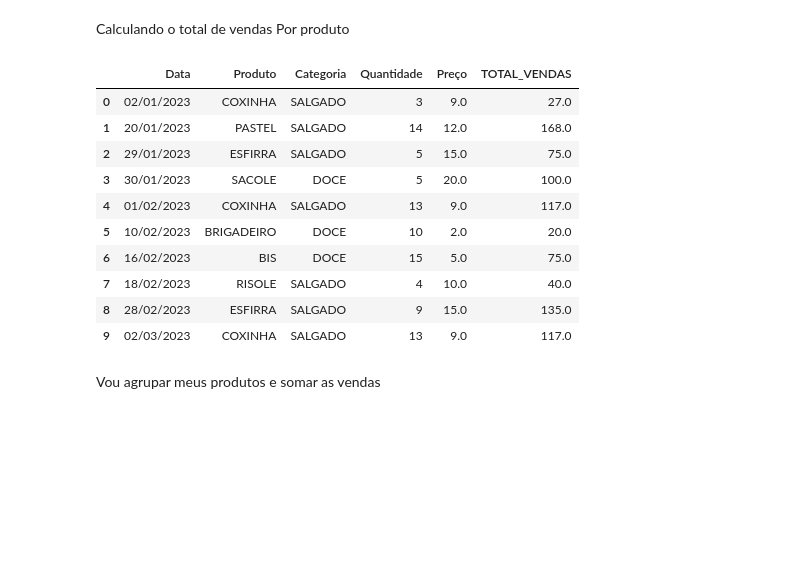
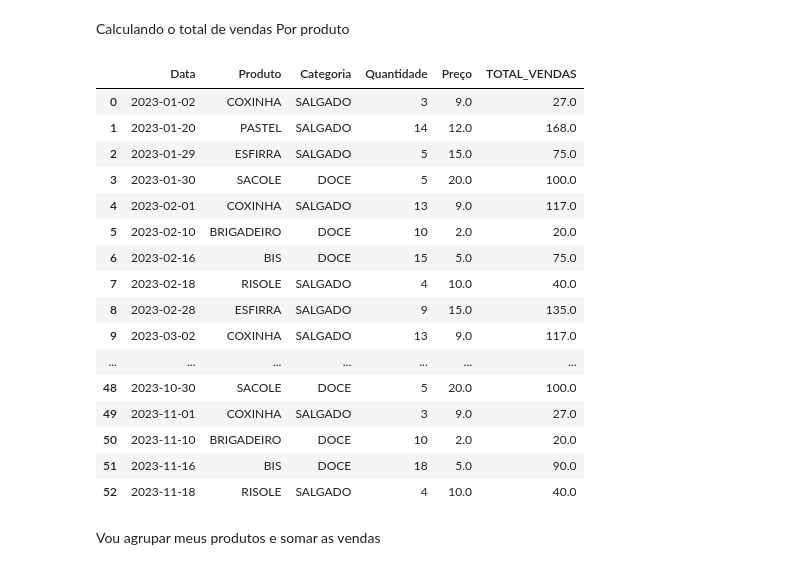
Before and after one commit to cibelemoraes/Teste_Analytics_cibelemoraes, a Jupyter notebook: Teste_Analytics.ipynb, the cells around one changed output. Saved outputs shown, nothing was run; the diff lists cells and outputs as text; code cells hidden in the pictures; blank space fills up the shorter version.

```diff
--- a/Teste_Analytics.ipynb
+++ b/Teste_Analytics.ipynb
@@ -104,6 +106,8 @@ df = df.dropna() #excluindo linhas com valores faltantes nan ou none
 df["Quantidade"] = df["Quantidade"].astype(int) #transformando a coluna quantidade em inteiro
 # %%
 df["Preço"] = df["Preço"].astype(float) #transformando a coluna preço em float
+# %%
+df["Data"] = pd.to_datetime(df["Data"], format='%d/%m/%Y') #convertendo a minha coluna data para datetime
 # %% [markdown]
 Salvando meu dados modificados em csv
 # %%
@@ -113,19 +117,25 @@ Calculando o total de vendas Por produto
 # %%
 df["TOTAL_VENDAS"] = df["Quantidade"] * df["Preço"]
 # %%
-df.head(10) #vizualizando o meu data frame
+df.head(50) #vizualizando o meu data frame
 # %% [output]
 |  | Data | Produto | Categoria | Quantidade | Preço | TOTAL_VENDAS |
-| 0 | 02/01/2023 | COXINHA | SALGADO | 3 | 9.0 | 27.0 |
-| 1 | 20/01/2023 | PASTEL | SALGADO | 14 | 12.0 | 168.0 |
-| 2 | 29/01/2023 | ESFIRRA | SALGADO | 5 | 15.0 | 75.0 |
-| 3 | 30/01/2023 | SACOLE | DOCE | 5 | 20.0 | 100.0 |
-| 4 | 01/02/2023 | COXINHA | SALGADO | 13 | 9.0 | 117.0 |
-| 5 | 10/02/2023 | BRIGADEIRO | DOCE | 10 | 2.0 | 20.0 |
-| 6 | 16/02/2023 | BIS | DOCE | 15 | 5.0 | 75.0 |
-| 7 | 18/02/2023 | RISOLE | SALGADO | 4 | 10.0 | 40.0 |
-| 8 | 28/02/2023 | ESFIRRA | SALGADO | 9 | 15.0 | 135.0 |
-| 9 | 02/03/2023 | COXINHA | SALGADO | 13 | 9.0 | 117.0 |
+| 0 | 2023-01-02 | COXINHA | SALGADO | 3 | 9.0 | 27.0 |
+| 1 | 2023-01-20 | PASTEL | SALGADO | 14 | 12.0 | 168.0 |
+| 2 | 2023-01-29 | ESFIRRA | SALGADO | 5 | 15.0 | 75.0 |
+| 3 | 2023-01-30 | SACOLE | DOCE | 5 | 20.0 | 100.0 |
+| 4 | 2023-02-01 | COXINHA | SALGADO | 13 | 9.0 | 117.0 |
+| 5 | 2023-02-10 | BRIGADEIRO | DOCE | 10 | 2.0 | 20.0 |
+| 6 | 2023-02-16 | BIS | DOCE | 15 | 5.0 | 75.0 |
+| 7 | 2023-02-18 | RISOLE | SALGADO | 4 | 10.0 | 40.0 |
+| 8 | 2023-02-28 | ESFIRRA | SALGADO | 9 | 15.0 | 135.0 |
+| 9 | 2023-03-02 | COXINHA | SALGADO | 13 | 9.0 | 117.0 |
+| ... | ... | ... | ... | ... | ... | ... |
+| 48 | 2023-10-30 | SACOLE | DOCE | 5 | 20.0 | 100.0 |
+| 49 | 2023-11-01 | COXINHA | SALGADO | 3 | 9.0 | 27.0 |
+| 50 | 2023-11-10 | BRIGADEIRO | DOCE | 10 | 2.0 | 20.0 |
+| 51 | 2023-11-16 | BIS | DOCE | 18 | 5.0 | 90.0 |
+| 52 | 2023-11-18 | RISOLE | SALGADO | 4 | 10.0 | 40.0 |
 # %% [markdown]
 Vou agrupar meus produtos e somar as vendas
 # %%
```
Also changed, not shown: parts of 7 cells of this notebook.
